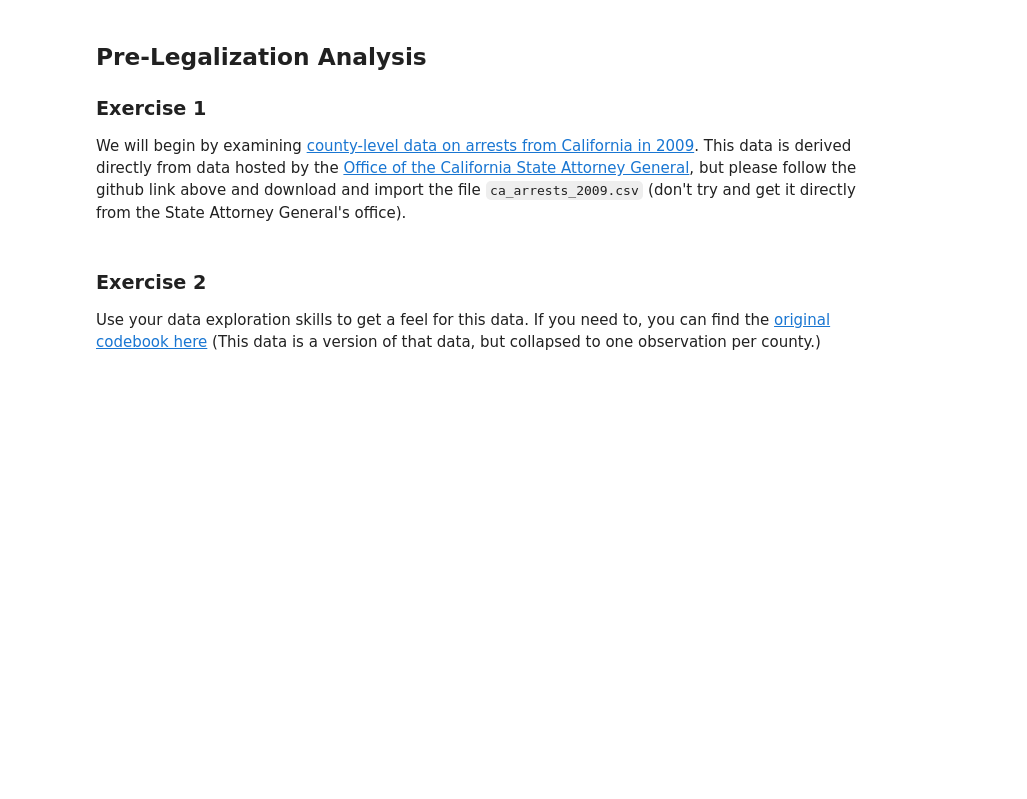
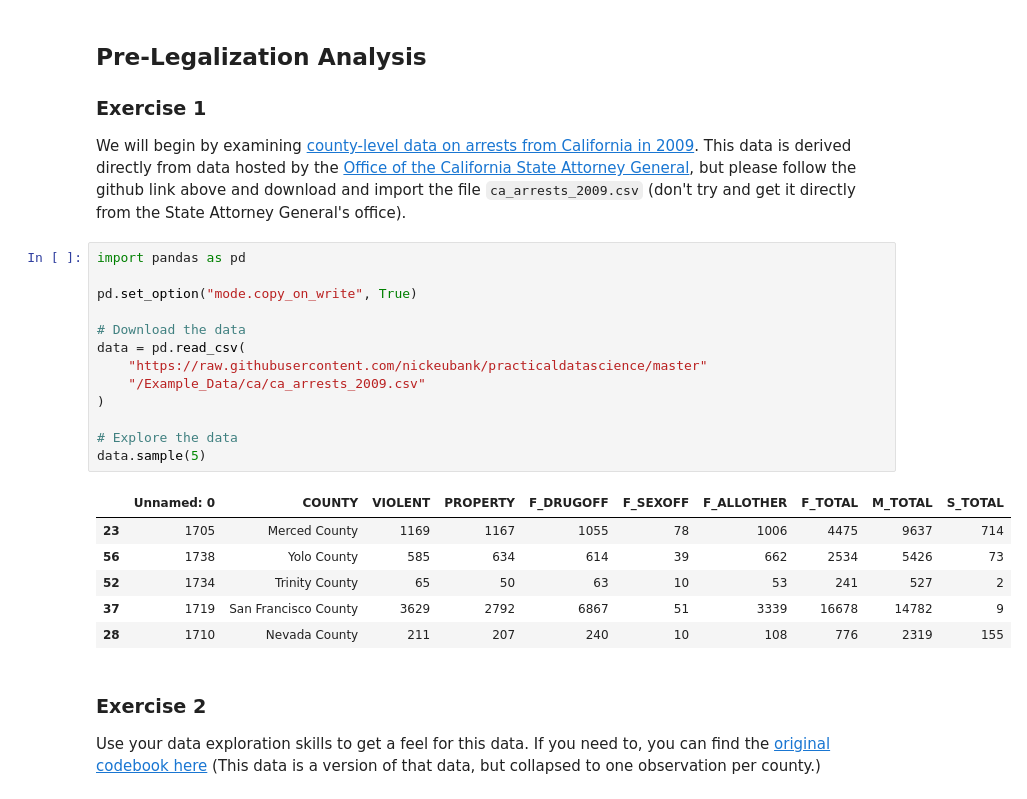
Before and after one commit to BarbaraPFloresRios/IDS720_PracticalDataScience, a Jupyter notebook: 20231019_ExerciseMerging/Exercise_merging.ipynb, the cells around one changed output. Drawn from its saved outputs; the diff is of its cells as text; blank space fills up the shorter version.

```diff
--- a/20231019_ExerciseMerging/Exercise_merging.ipynb
+++ b/20231019_ExerciseMerging/Exercise_merging.ipynb
@@ -45,6 +45,26 @@ Please remember that you are **only allowed three submissions to the autograder.
 
 ### Exercise 1
 We will begin by examining [county-level data on arrests from California in 2009](https://github.com/nickeubank/practicaldatascience/tree/master/Example_Data/ca). This data is derived directly from data hosted by the [Office of the California State Attorney General](https://openjustice.doj.ca.gov/data), but please follow the github link above and download and import the file `ca_arrests_2009.csv` (don't try and get it directly from the State Attorney General's office).
+# %%
+import pandas as pd
+
+pd.set_option("mode.copy_on_write", True)
+
+# Download the data
+data = pd.read_csv(
+    "https://raw.githubusercontent.com/nickeubank/practicaldatascience/master"
+    "/Example_Data/ca/ca_arrests_2009.csv"
+)
+
+# Explore the data
+data.sample(5)
+# %% [output]
+|  | Unnamed: 0 | COUNTY | VIOLENT | PROPERTY | F_DRUGOFF | F_SEXOFF | F_ALLOTHER | F_TOTAL | M_TOTAL | S_TOTAL |
+| 23 | 1705 | Merced County | 1169 | 1167 | 1055 | 78 | 1006 | 4475 | 9637 | 714 |
+| 56 | 1738 | Yolo County | 585 | 634 | 614 | 39 | 662 | 2534 | 5426 | 73 |
+| 52 | 1734 | Trinity County | 65 | 50 | 63 | 10 | 53 | 241 | 527 | 2 |
+| 37 | 1719 | San Francisco County | 3629 | 2792 | 6867 | 51 | 3339 | 16678 | 14782 | 9 |
+| 28 | 1710 | Nevada County | 211 | 207 | 240 | 10 | 108 | 776 | 2319 | 155 |
 # %% [markdown]
 ### Exercise 2
 Use your data exploration skills to get a feel for this data. If you need to, you can find the [original codebook here](https://github.com/nickeubank/practicaldatascience/blob/master/Example_Data/ca/arrests_codebook.pdf) (This data is a version of that data, but collapsed to one observation per county.)
```
